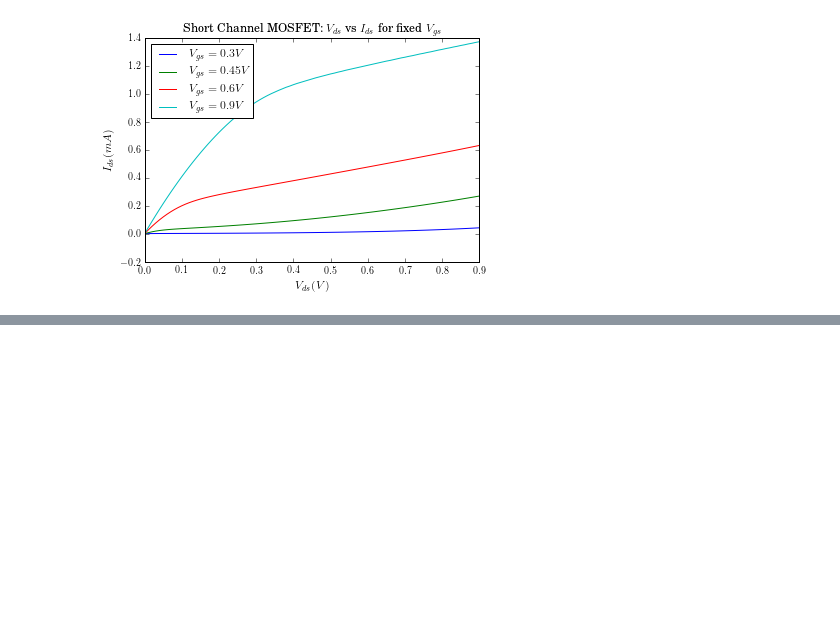
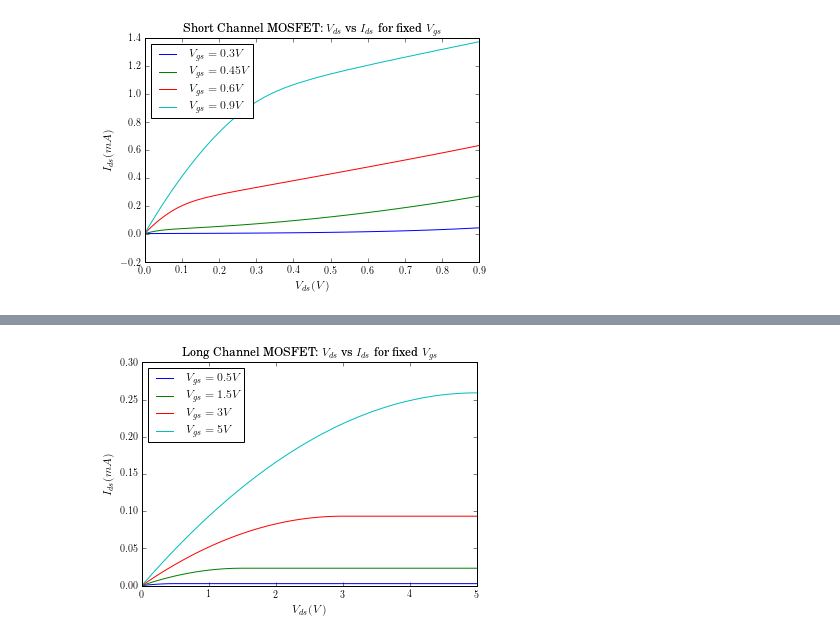
Before and after one commit to vighneshiyer/ee142, a Jupyter notebook: Labs/lab0/Plotting.ipynb, the cells around one changed output, grey strips where cells are left out. Cells and saved outputs as stored; diff of their text form; code cells hidden in the pictures; blank space fills up the shorter version.

```diff
--- a/Labs/lab0/Plotting.ipynb
+++ b/Labs/lab0/Plotting.ipynb
@@ -50,0 +76,16 @@ plt.show()
+# %%
+vgs_vals = [0.5, 1.5, 3, 5]
+plt.figure()
+for vgs in vgs_vals:
+    data = [row for row in long_channel_dc_data if row[1] == round(vgs,2)]
+    vds = [d[0] for d in data]
+    ids = [d[3]*1000.0 for d in data]
+    plt.plot(vds, ids)
+plt.ylabel('$I_{ds} (mA)$')
+plt.xlabel('$V_{ds} (V)$')
+plt.title('Long Channel MOSFET: $V_{ds}$ vs $I_{ds}$ for fixed $V_{gs}$')
+plt.legend(['$V_{gs} = %s V$' % vgs for vgs in vgs_vals], loc='upper left')
+plt.savefig('lab0_report/images/long_channel_vds_vs_ids.png', bbox_inches='tight', dpi=300)
+plt.show()
+# %% [output]
+[figure, added]
```
Also changed, not shown: parts of 2 cells of this notebook, 5 other files.
